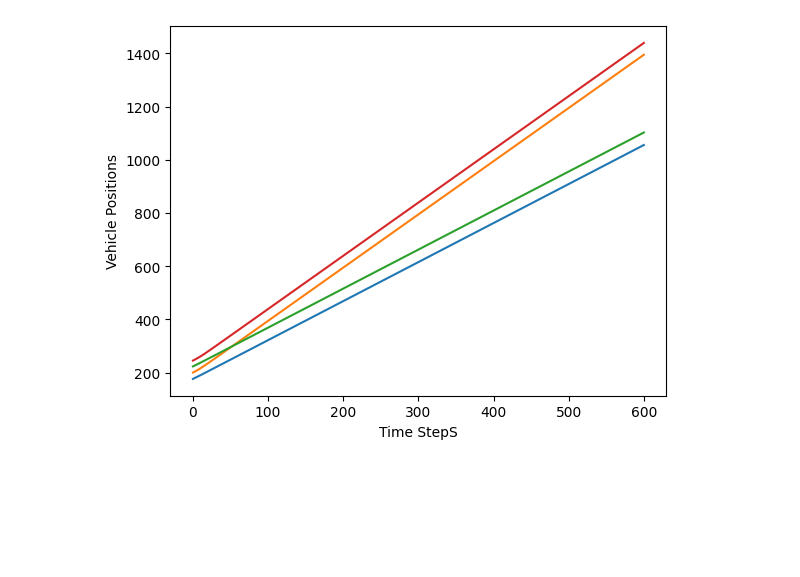
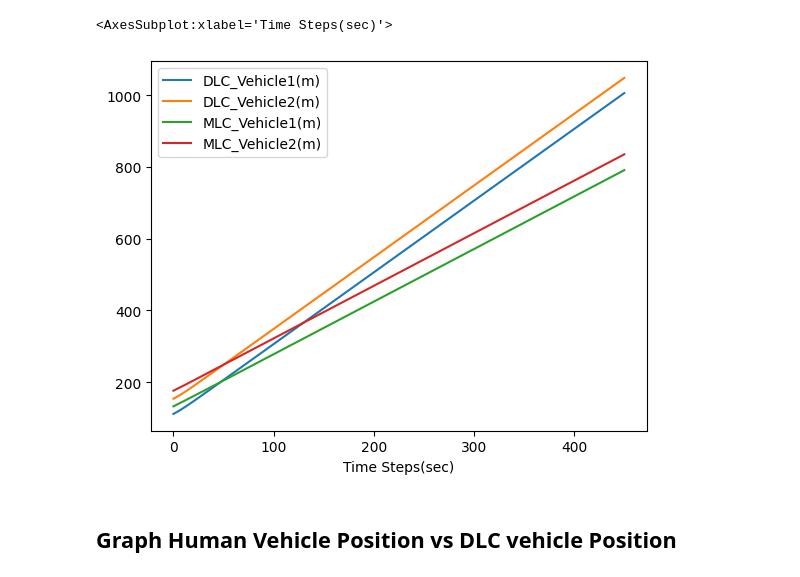
Before and after one commit to RaulEP/MscThesis-MAHighwayEnv, a Jupyter notebook: test.ipynb, the cells around one changed output. Saved outputs shown, nothing was run; the diff lists cells and outputs as text; code cells hidden in the pictures; blank space fills up the shorter version.

```diff
--- a/test.ipynb
+++ b/test.ipynb
@@ -49,0 +109,3 @@ plt.show()
+# %%
+position_metrics_np = numpy.array(position_metrics)
+print(position_metrics_np)
@@ -50,9 +126,27 @@ plt.show()
+# %%
+time_steps = position_metrics_np[:, 0]
+DLC_Vehicle1 = position_metrics_np[:, 2]
+DLC_Vehicle2 = position_metrics_np[:, 4]
+MLC_Vehicle1 = position_metrics_np[:, 3]
+MLC_Vehicle2 = position_metrics_np[:, 5]
+# %%
+data = {'Time Steps(sec)': time_steps,
+        'DLC_Vehicle1(m)': DLC_Vehicle1,
+        'DLC_Vehicle2(m)': DLC_Vehicle2,
+        'MLC_Vehicle1(m)': MLC_Vehicle1,
+        'MLC_Vehicle2(m)': MLC_Vehicle2}
+position_metrics_df = pd.DataFrame(data)
+# %%
+position_metrics_df.plot(x="Time Steps(sec)", y=['DLC_Vehicle1(m)', 'DLC_Vehicle2(m)', 'MLC_Vehicle1(m)', 'MLC_Vehicle2(m)'])
+# %% [output]
+<AxesSubplot:xlabel='Time Steps(sec)'>
+[figure, added]
 # %%
-import numpy
+avg_mlc_speed.shape
 positions = numpy.array(positions)
 plt.plot(positions[:1001,0], positions[:,5:9])
 plt.xlabel("Time Step")
 plt.ylabel("Vehicle Positions")
 plt.show()
-# %% [output]
-[figure, removed]
+# %% [markdown]
+## Graph Human Vehicle Position vs DLC vehicle Position
```
Also changed, not shown: parts of 17 cells of this notebook, 1 other file.
